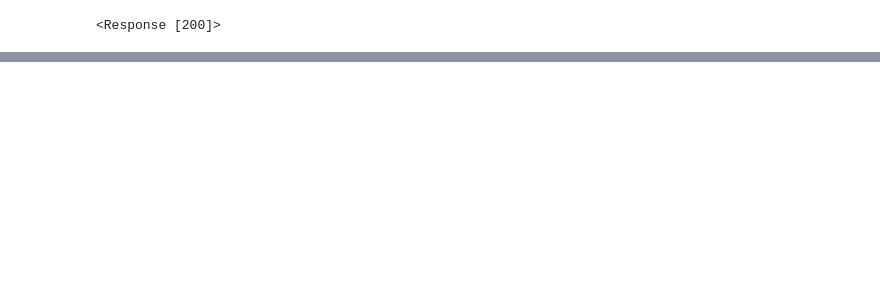
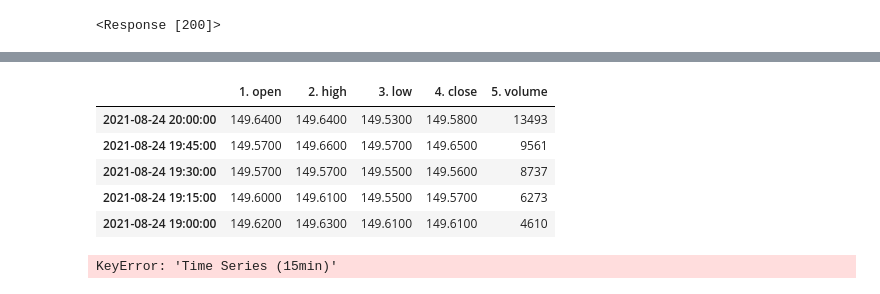
Before and after one commit to tutecode/APIs-Market-Data, a Jupyter notebook: APIs-MarketData.ipynb, the cells around one changed output, grey strips where cells are left out. Saved outputs shown, nothing was run; the diff lists cells and outputs as text; code cells hidden in the pictures; blank space fills up the shorter version.

```diff
--- a/APIs-MarketData.ipynb
+++ b/APIs-MarketData.ipynb
@@ -30,0 +93,24 @@ print(r)
+# %%
+def getIntra(function, symbol, interval, size, token):
+    url = 'https://www.alphavantage.co/query'
+    parametros = {'function': function, 'symbol': symbol, 'interval': interval, 'outputsize': size, 'apikey': token}
+
+    r = requests.get(url, params=parametros)
+    data = r.json()['Time Series (15min)']
+    dataDF = pd.DataFrame.from_dict(data, orient='index')
+    return dataDF
+
+data = getIntra(function='TIME_SERIES_INTRADAY', symbol='AAPL', interval='15min', size='compact', token='ZWDF2CNNPSO3CAGY')
+data.head()
+# %% [output]
+|  | 1. open | 2. high | 3. low | 4. close | 5. volume |
+| 2021-08-24 20:00:00 | 149.6400 | 149.6400 | 149.5300 | 149.5800 | 13493 |
+| 2021-08-24 19:45:00 | 149.5700 | 149.6600 | 149.5700 | 149.6500 | 9561 |
+| 2021-08-24 19:30:00 | 149.5700 | 149.5700 | 149.5500 | 149.5600 | 8737 |
+| 2021-08-24 19:15:00 | 149.6000 | 149.6100 | 149.5500 | 149.5700 | 6273 |
+| 2021-08-24 19:00:00 | 149.6200 | 149.6300 | 149.6100 | 149.6100 | 4610 |
+# %%
+data = getIntra(function='TIME_SERIES_INTRADAY', symbol='AAPL', interval='1min', size='compact', token='ZWDF2CNNPSO3CAGY')
+data.head()
+# %% [output]
+KeyError: 'Time Series (15min)'
```
Also changed, not shown: parts of 5 cells of this notebook.
